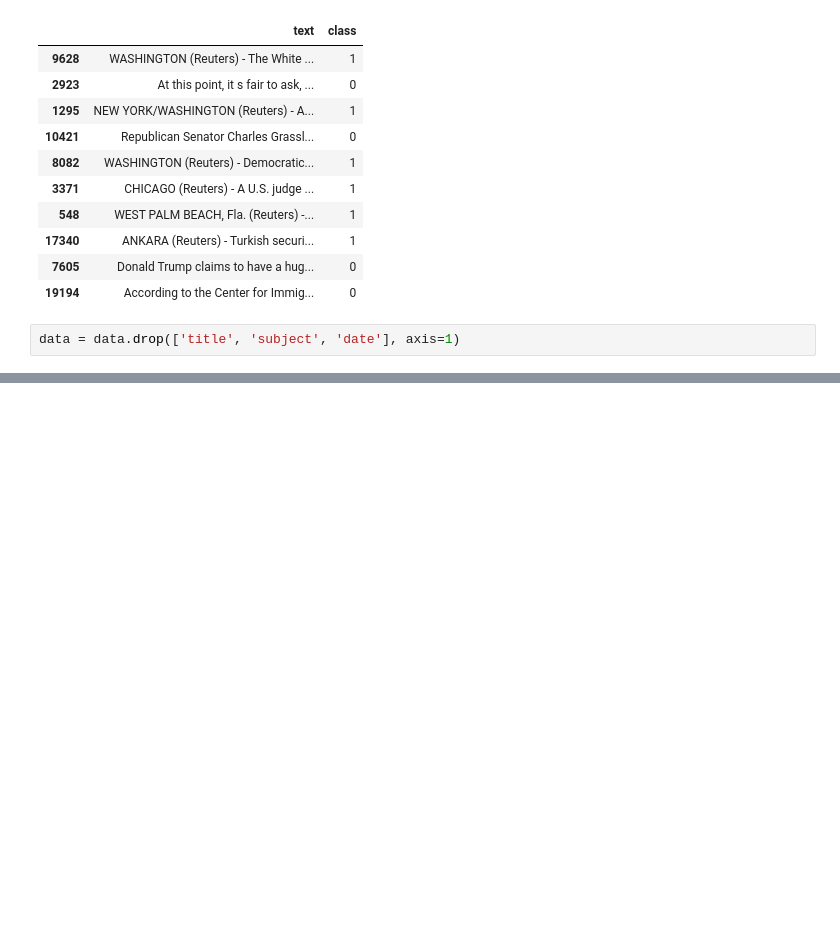
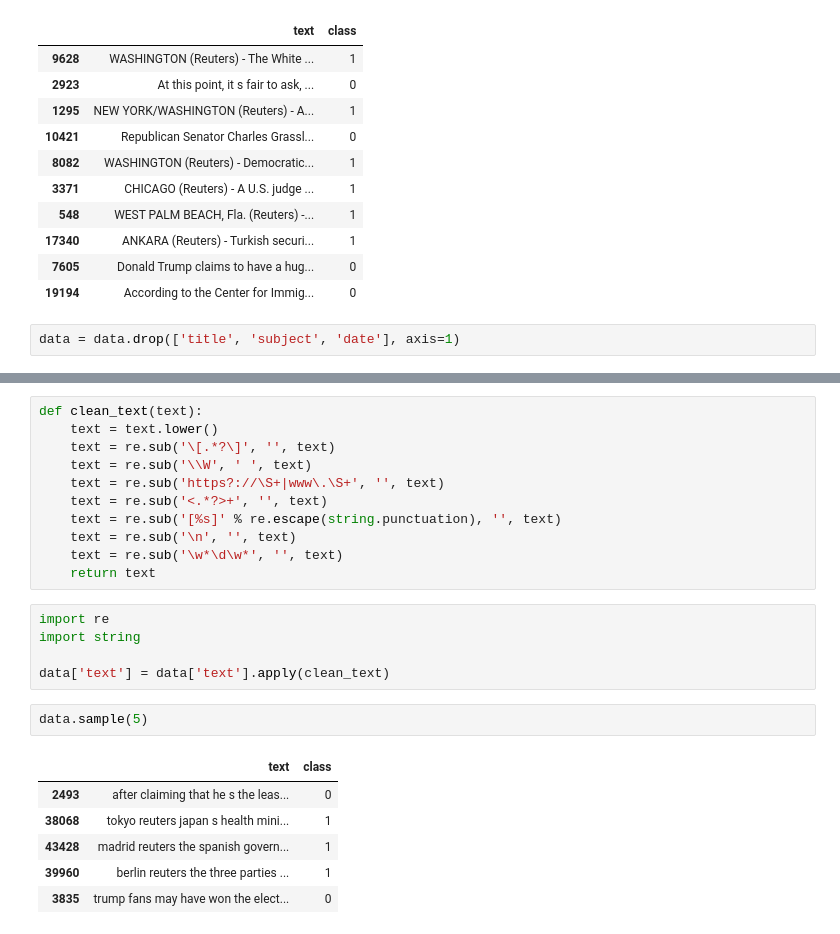
Before and after one commit to DavidCode0811/Fake-News-Detector, a Jupyter notebook: app.ipynb, the cells around one changed output, grey strips where cells are left out. Drawn from its saved outputs; the diff is of its cells as text; blank space fills up the shorter version.

```diff
--- a/app.ipynb
+++ b/app.ipynb
@@ -55,0 +69,25 @@ data = data.drop(['title', 'subject', 'date'], axis=1)
+# %%
+def clean_text(text):
+    text = text.lower()
+    text = re.sub('\[.*?\]', '', text)
+    text = re.sub('\\W', ' ', text)
+    text = re.sub('https?://\S+|www\.\S+', '', text)
+    text = re.sub('<.*?>+', '', text)
+    text = re.sub('[%s]' % re.escape(string.punctuation), '', text)
+    text = re.sub('\n', '', text)
+    text = re.sub('\w*\d\w*', '', text)
+    return text
+# %%
+import re
+import string
+
+data['text'] = data['text'].apply(clean_text)
+# %%
+data.sample(5)
+# %% [output]
+|  | text | class |
+| 2493 | after claiming that he s the leas... | 0 |
+| 38068 | tokyo reuters japan s health mini... | 1 |
+| 43428 | madrid reuters the spanish govern... | 1 |
+| 39960 | berlin reuters the three parties ... | 1 |
+| 3835 | trump fans may have won the elect... | 0 |
```
Also changed, not shown: parts of 5 cells of this notebook.
